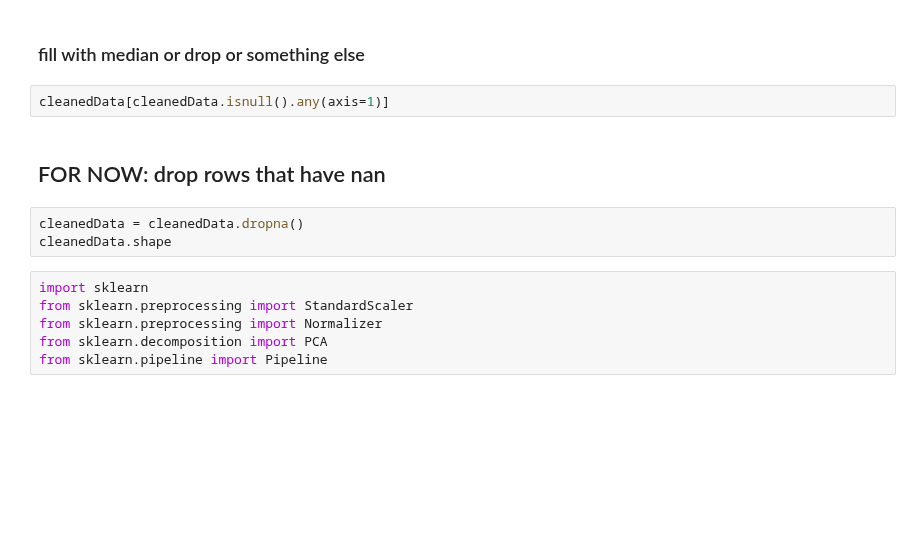
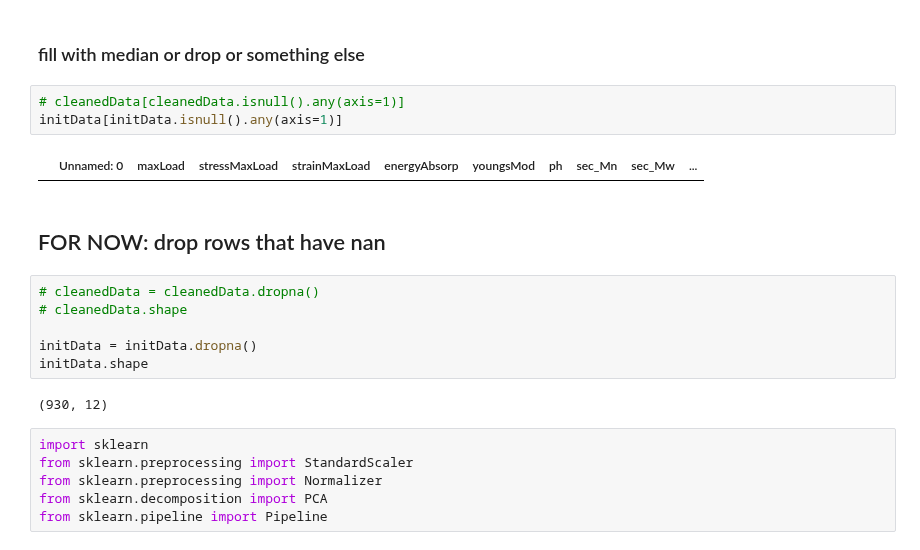
Before and after one commit to hujingc/umsi_loc_anc, a Jupyter notebook: Data Extraction and Visualization.ipynb, the cells around one changed output. Drawn from its saved outputs; the diff is of its cells as text; blank space fills up the shorter version.

```diff
--- a/Data Extraction and Visualization.ipynb
+++ b/Data Extraction and Visualization.ipynb
@@ -127,12 +134,20 @@ cleanedData.shape
 # %% [markdown]
 ### fill with median or drop or something else
 # %%
-cleanedData[cleanedData.isnull().any(axis=1)]
+# cleanedData[cleanedData.isnull().any(axis=1)]
+initData[initData.isnull().any(axis=1)]
+# %% [output]
+|  | Unnamed: 0 | maxLoad | stressMaxLoad | strainMaxLoad | energyAbsorp | youngsMod | ph | sec_Mn | sec_Mw | ... |
 # %% [markdown]
 ## FOR NOW: drop rows that have nan
 # %%
-cleanedData = cleanedData.dropna()
-cleanedData.shape
+# cleanedData = cleanedData.dropna()
+# cleanedData.shape
+
+initData = initData.dropna()
+initData.shape
+# %% [output]
+(930, 12)
 # %%
 import sklearn
 from sklearn.preprocessing import StandardScaler
```
Also changed, not shown: parts of 21 cells of this notebook.
